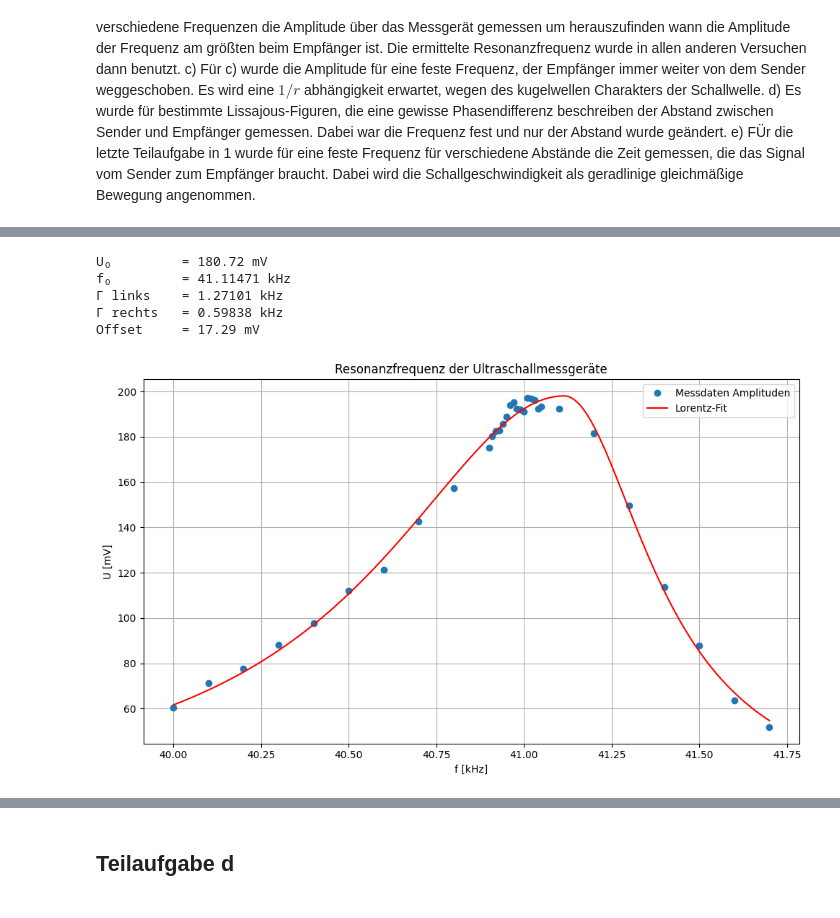
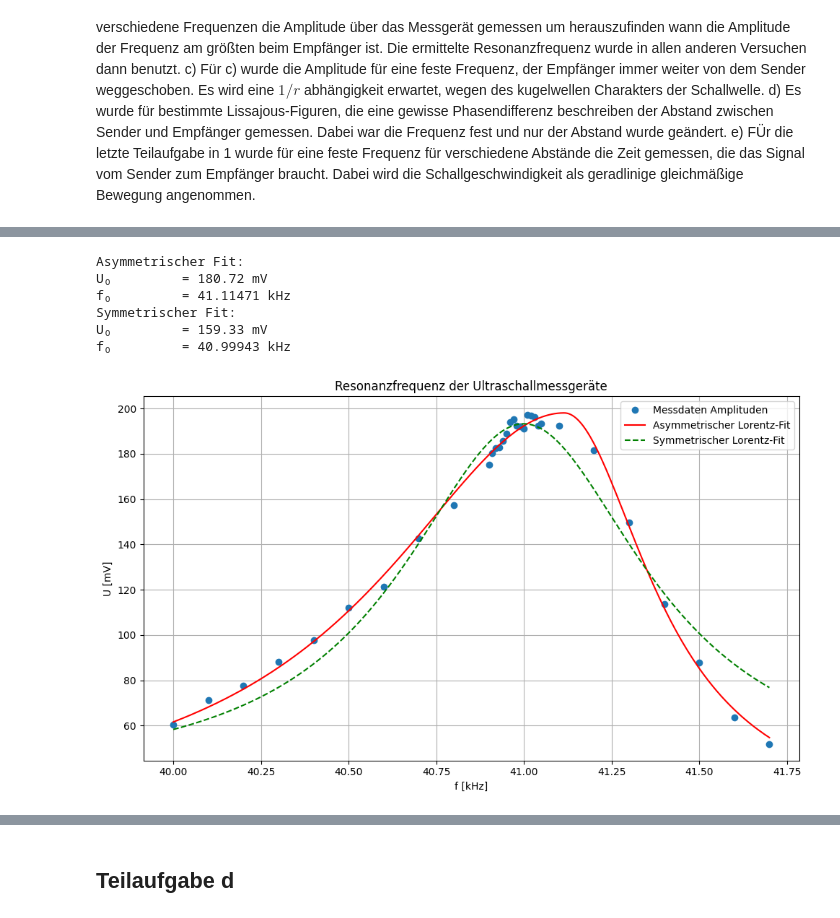
Before and after one commit to fynn-l-k/Grundpraktikum-1, a Jupyter notebook: Versuch_W18/Aufgabe1.ipynb, the cells around one changed output, grey strips where cells are left out. Saved outputs shown, nothing was run; the diff lists cells and outputs as text; code cells hidden in the pictures.

```diff
--- a/Versuch_W18/Aufgabe1.ipynb
+++ b/Versuch_W18/Aufgabe1.ipynb
@@ -11,58 +53,84 @@ e) FÜr die letzte Teilaufgabe in 1 wurde für eine feste Frequenz für verschie
 # %%
-# | fig-cap: Resonanzfrequenz der Ultraschallmessgeräte
-# | label: fig-resonanzfreq
 import pandas as pd
+import numpy as np
 import matplotlib.pyplot as plt
-import numpy as np
 from scipy.optimize import curve_fit
 
+# Daten einlesen
 df = pd.read_csv("./daten/Aufgabe1b.csv")
 df.columns = ["f [kHz]", "U [mV]"]
 f_kHz = df["f [kHz]"].values
 U_mV = df["U [mV]"].values
 
-# Asymmetrische Lorentz-Funktion
+# --------------------------
+# Asymmetrischer Lorentz-Fit
+# --------------------------
 def asym_lorentz(f, U0, f0, gamma_L, gamma_R, offset):
     gamma = np.where(f < f0, gamma_L, gamma_R)
     return U0 * (0.5 * gamma)**2 / ((f - f0)**2 + (0.5 * gamma)**2) + offset
 
-# Schätzwerte
+# Startwerte
 U0_guess = U_mV.max() - U_mV.min()
 f0_guess = f_kHz[np.argmax(U_mV)]
 gamma_L_guess = 0.05
 gamma_R_guess = 0.1
 offset_guess = U_mV.min()
 
-popt, _ = curve_fit(asym_lorentz, f_kHz, U_mV,
-                    p0=[U0_guess, f0_guess, gamma_L_guess, gamma_R_guess, offset_guess])
-
-U0_fit, f0_fit, gamma_L_fit, gamma_R_fit, offset_fit = popt
+popt_asym, _ = curve_fit(asym_lorentz, f_kHz, U_mV,
+                         p0=[U0_guess, f0_guess, gamma_L_guess, gamma_R_guess, offset_guess])
 
 # Fit-Kurve
 f_fit = np.linspace(f_kHz.min(), f_kHz.max(), 1000)
-U_fit = asym_lorentz(f_fit, *popt)
+U_fit_asym = asym_lorentz(f_fit, *popt_asym)
 
-# Parameter anzeigen
-print(f"U₀         = {U0_fit:.2f} mV")
-print(f"f₀         = {f0_fit:.5f} kHz")
-print(f"Γ links    = {gamma_L_fit:.5f} kHz")
-print(f"Γ rechts   = {gamma_R_fit:.5f} kHz")
-print(f"Offset     = {offset_fit:.2f} mV")
+# --------------------------
+# Symmetrischer Lorentz-Fit
+# --------------------------
+def sym_lorentz(f, U0, f0, gamma, offset):
+    return U0 * (0.5 * gamma)**2 / ((f - f0)**2 + (0.5 * gamma)**2) + offset
 
+# Startwerte
+gamma_guess = 0.1
+popt_sym, _ = curve_fit(sym_lorentz, f_kHz, U_mV,
+                        p0=[U0_guess, f0_guess, gamma_guess, offset_guess])
+
+U_fit_sym = sym_lorentz(f_fit, *popt_sym)
+
+# --------------------------
+# Ausgabe der Parameter
+# --------------------------
+print("Asymmetrischer Fit:")
+print(f"U₀         = {popt_asym[0]:.2f} mV")
+print(f"f₀         = {popt_asym[1]:.5f} kHz")
+# print(f"Γ links    = {popt_asym[2]:.5f} kHz")
+# print(f"Γ rechts   = {popt_asym[3]:.5f} kHz")
+# print(f"Offset     = {popt_asym[4]:.2f} mV\n")
+
+print("Symmetrischer Fit:")
+print(f"U₀         = {popt_sym[0]:.2f} mV")
+print(f"f₀         = {popt_sym[1]:.5f} kHz")
+# print(f"Γ          = {popt_sym[2]:.5f} kHz")
+# print(f"Offset     = {popt_sym[3]:.2f} mV")
+
+# --------------------------
+# Plot
+# --------------------------
 plt.figure(figsize=(10, 6))
-plt.plot(df['f [kHz]'], df['U [mV]'], 'o', label='Messdaten Amplituden')
-plt.plot(f_fit, U_fit, 'r-', label='Asymmetrischer-Lorentz-Fit')
+plt.plot(f_kHz, U_mV, 'o', label='Messdaten Amplituden')
+plt.plot(f_fit, U_fit_asym, 'r-', label='Asymmetrischer Lorentz-Fit')
+plt.plot(f_fit, U_fit_sym, 'g--', label='Symmetrischer Lorentz-Fit')
 plt.xlabel('f [kHz]')
 plt.ylabel('U [mV]')
 plt.title("Resonanzfrequenz der Ultraschallmessgeräte")
 plt.grid(True)
 plt.legend()
 plt.tight_layout()
 plt.show()
 # %% [output]
+Asymmetrischer Fit:
 U₀         = 180.72 mV
 f₀         = 41.11471 kHz
-Γ links    = 1.27101 kHz
-Γ rechts   = 0.59838 kHz
-Offset     = 17.29 mV
+Symmetrischer Fit:
+U₀         = 159.33 mV
+f₀         = 40.99943 kHz
-[figure, old version]
+[figure, new version]
```
Also changed, not shown: parts of 6 cells of this notebook.
